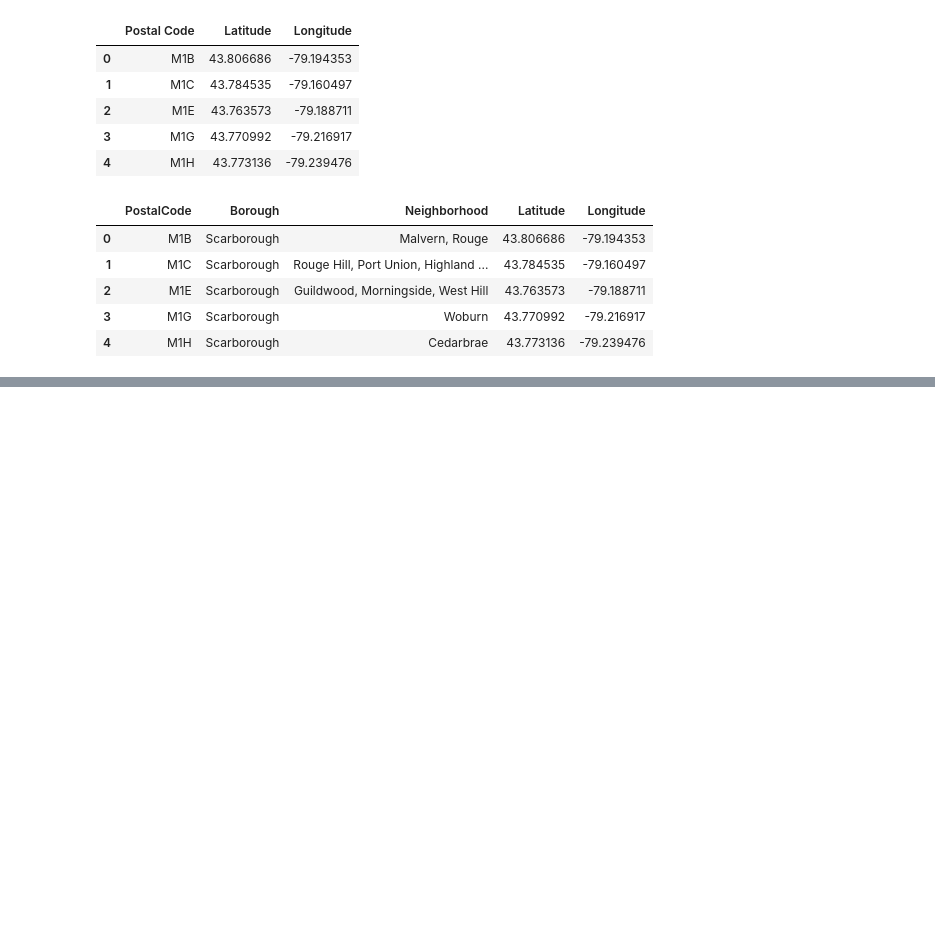
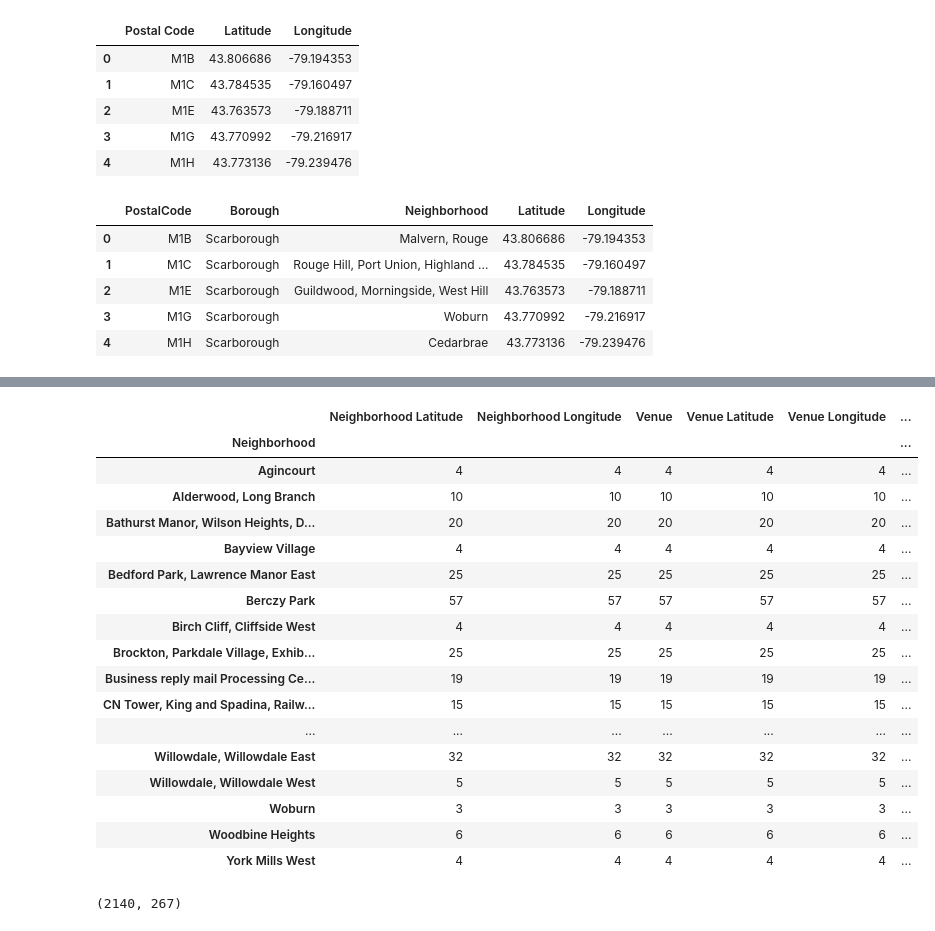
Before and after one commit to srirampamerla/coursera-project-capstone, a Jupyter notebook: week-2 capstone-project.ipynb, the cells around one changed output, grey strips where cells are left out. Cells and saved outputs as stored; diff of their text form; code cells hidden in the pictures; blank space fills up the shorter version.

```diff
--- a/week-2 capstone-project.ipynb
+++ b/week-2 capstone-project.ipynb
@@ -147,0 +159,4 @@ df_toronto.head()
+# %%
+CLIENT_ID = 'RWVG52LRRODRIYNA1FG4WC2WAHKAHBM5LSIMNZLEJ52WGCVM'
+CLIENT_SECRET = 'ICB5PBU2QNIN30WVJQKMJFRTFEA0AHUJ2PM3UON4ZXSMUWX4'
+VERSION = '20180604'
@@ -147,0 +204,5 @@ df_toronto.head()
+# %%
+toronto_venues = getNearbyVenues(names=df_toronto['Neighborhood'],
+                                   latitudes=df_toronto['Latitude'],
+                                   longitudes=df_toronto['Longitude']
+                                  )
@@ -147,0 +308,29 @@ df_toronto.head()
+# %%
+toronto_venues.groupby('Neighborhood').count()
+# %% [output]
+|  | Neighborhood Latitude | Neighborhood Longitude | Venue | Venue Latitude | Venue Longitude | ... |
+| Neighborhood |  |  |  |  |  | ... |
+| Agincourt | 4 | 4 | 4 | 4 | 4 | ... |
+| Alderwood, Long Branch | 10 | 10 | 10 | 10 | 10 | ... |
+| Bathurst Manor, Wilson Heights, D... | 20 | 20 | 20 | 20 | 20 | ... |
+| Bayview Village | 4 | 4 | 4 | 4 | 4 | ... |
+| Bedford Park, Lawrence Manor East | 25 | 25 | 25 | 25 | 25 | ... |
+| Berczy Park | 57 | 57 | 57 | 57 | 57 | ... |
+| Birch Cliff, Cliffside West | 4 | 4 | 4 | 4 | 4 | ... |
+| Brockton, Parkdale Village, Exhib... | 25 | 25 | 25 | 25 | 25 | ... |
+| Business reply mail Processing Ce... | 19 | 19 | 19 | 19 | 19 | ... |
+| CN Tower, King and Spadina, Railw... | 15 | 15 | 15 | 15 | 15 | ... |
+| ... | ... | ... | ... | ... | ... | ... |
+| Willowdale, Willowdale East | 32 | 32 | 32 | 32 | 32 | ... |
+| Willowdale, Willowdale West | 5 | 5 | 5 | 5 | 5 | ... |
+| Woburn | 3 | 3 | 3 | 3 | 3 | ... |
+| Woodbine Heights | 6 | 6 | 6 | 6 | 6 | ... |
+| York Mills West | 4 | 4 | 4 | 4 | 4 | ... |
+# %%
+# one hot encoding
+toronto_onehot = pd.get_dummies(toronto_venues[['Venue Category']], prefix="", prefix_sep="")
+toronto_onehot.drop(['Neighborhood'],axis=1,inplace=True)
+toronto_onehot.insert(loc=0, column='Neighborhood', value=toronto_venues['Neighborhood'] )
+toronto_onehot.shape
+# %% [output]
+(2140, 267)
```
Also changed, not shown: parts of 22 cells of this notebook.
